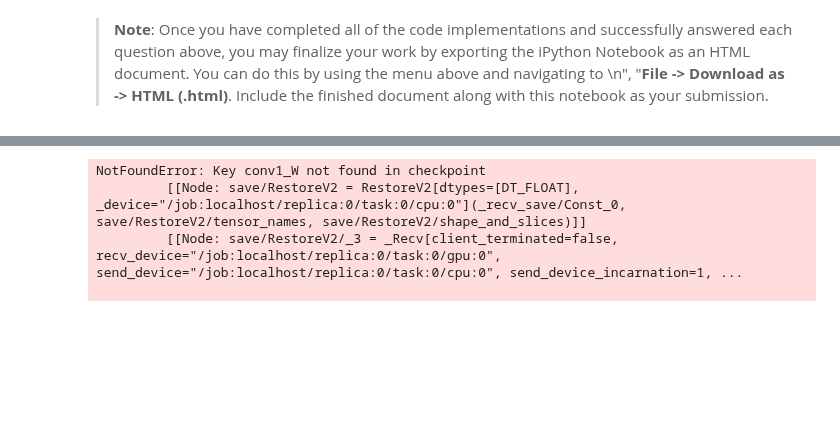
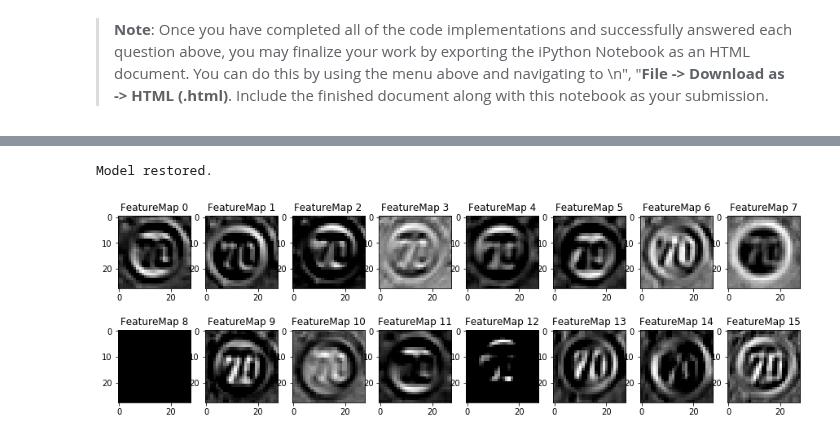
Before and after one commit to sandyleo26/CarND-Traffic-Sign-Classifier-Project, a Jupyter notebook: Traffic_Sign_Classifier.ipynb, the cells around one changed output, grey strips where cells are left out. Cells and saved outputs as stored; diff of their text form; code cells hidden in the pictures; blank space fills up the shorter version.

```diff
--- a/Traffic_Sign_Classifier.ipynb
+++ b/Traffic_Sign_Classifier.ipynb
@@ -563,23 +551,21 @@ def outputFeatureMap(image_input, tf_activation, activation_min=-1, activation_m
 # %%
 # y = tf.placeholder(tf.float32, (None))
 # k = tf.placeholder(tf.float32)
 tf.reset_default_graph()
 x = tf.placeholder(tf.float32, (None,32,32,3))
-conv1_W = tf.Variable(tf.truncated_normal(shape = [5, 5, 3, L1], mean=mu, stddev=sigma), name='conv1_W')
-conv1_b = tf.Variable(tf.zeros(L1), name='conv1_b')
+conv1_W = tf.Variable(tf.truncated_normal(shape = [5, 5, 3, L1], mean=mu, stddev=sigma), name='Conv1/conv1_W')
+conv1_b = tf.Variable(tf.zeros(L1), name='Conv1/conv1_b')
 conv1 = tf.nn.conv2d(x, conv1_W, strides=[1, 1, 1, 1], padding='VALID') + conv1_b
 conv1 = tf.nn.relu(conv1)
 smallsaver = tf.train.Saver()
 
 with tf.Session() as sess:
     smallsaver.restore(sess, './small')
     print('Model restored.')
     outputFeatureMap(X_download[0:1], conv1)
 # %% [output]
-NotFoundError: Key conv1_W not found in checkpoint
-         [[Node: save/RestoreV2 = RestoreV2[dtypes=[DT_FLOAT], _device="/job:localhost/replica:0/task:0/cpu:0"](_recv_save/Const_0, save/RestoreV2/tensor_names, save/RestoreV2/shape_and_slices)]]
-         [[Node: save/RestoreV2/_3 = _Recv[client_terminated=false, recv_device="/job:localhost/replica:0/task:0/gpu:0", send_device="/job:localhost/replica:0/task:0/cpu:0", send_device_incarnation=1, ...
-
+Model restored.
+[figure, added]
 # %%
 with tf.Session() as sess:
     smallsaver.restore(sess, './small')
```
Also changed, not shown: parts of 10 cells of this notebook, 1 other file.
